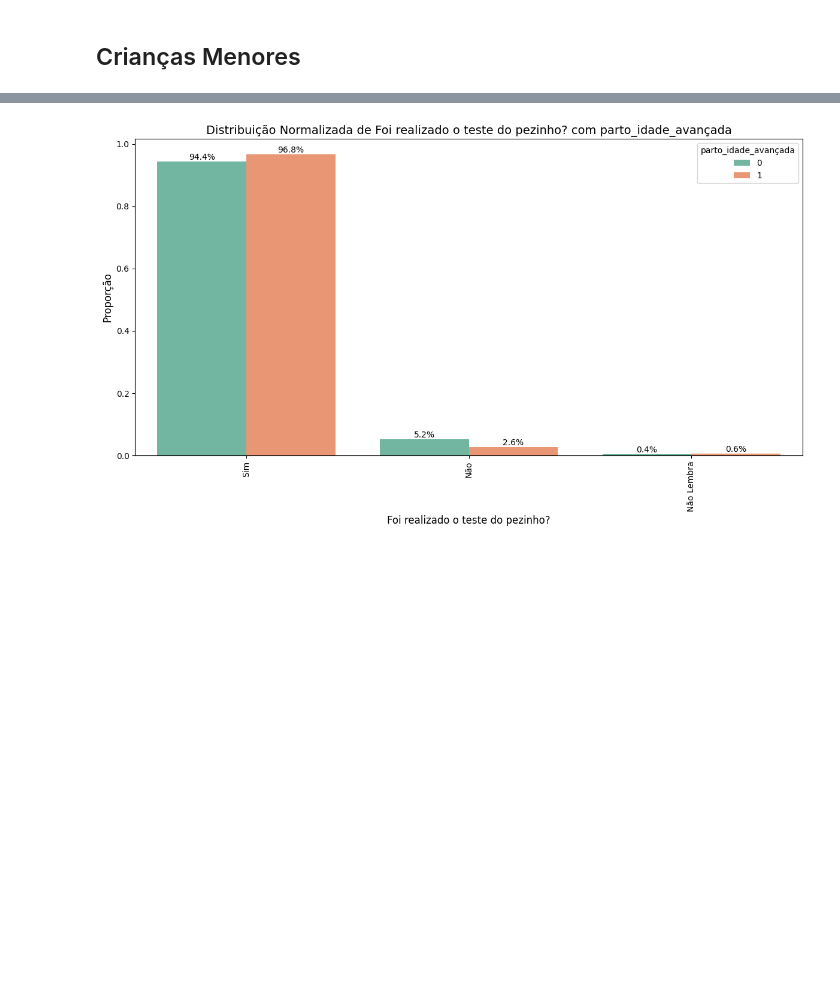
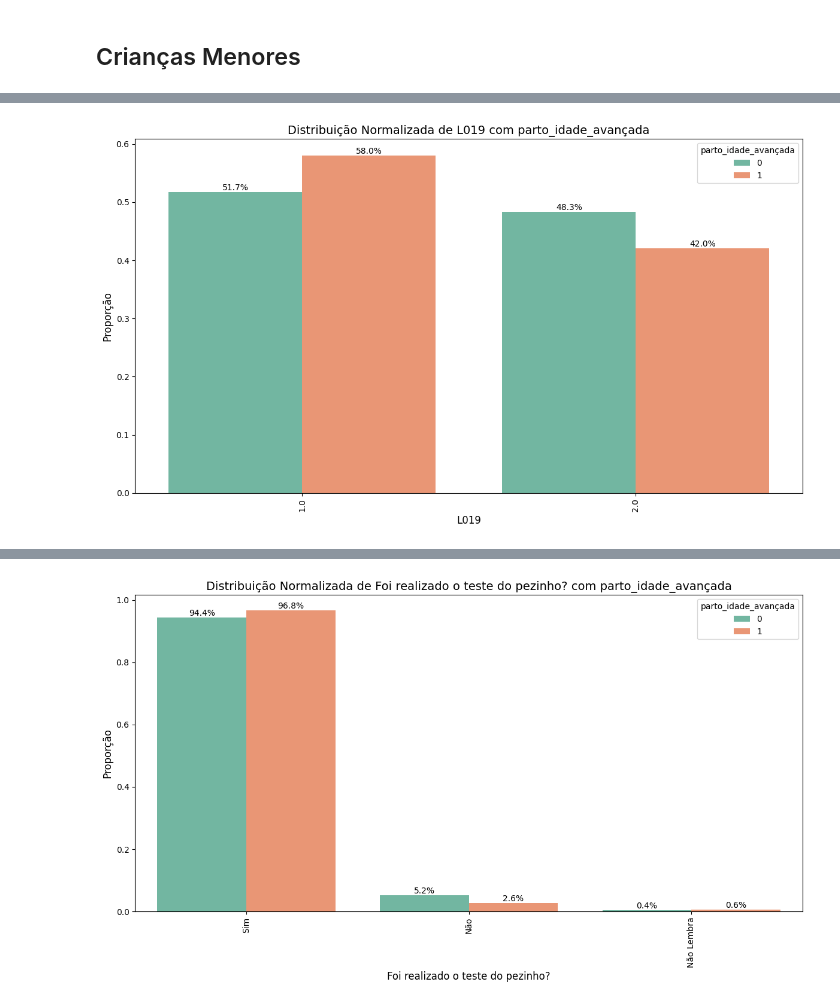
Before and after one commit to LeandroCoelhos/Notebook_PNS, a Jupyter notebook: 06_.ipynb, the cells around one changed output, grey strips where cells are left out. Saved outputs shown, nothing was run; the diff lists cells and outputs as text; code cells hidden in the pictures; blank space fills up the shorter version.

```diff
--- a/06_.ipynb
+++ b/06_.ipynb
@@ -1315,0 +1291,4 @@ df_menor['estado_vacinal'] = df_menor['estado_vacinal'].map({True:'Adequado', Fa
+# %%
+plot_with_hue_normalized(df_menor, 'L019', 'parto_idade_avançada') # Suplemento ferroso 1 -Sim,  2 Não
+# %% [output]
+[figure, added]
```
Also changed, not shown: parts of 33 cells of this notebook, 3 other files.
